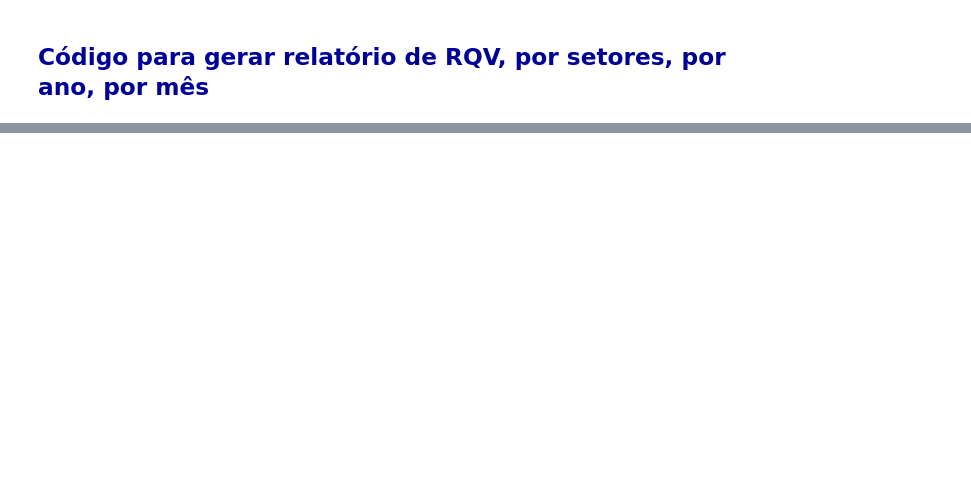
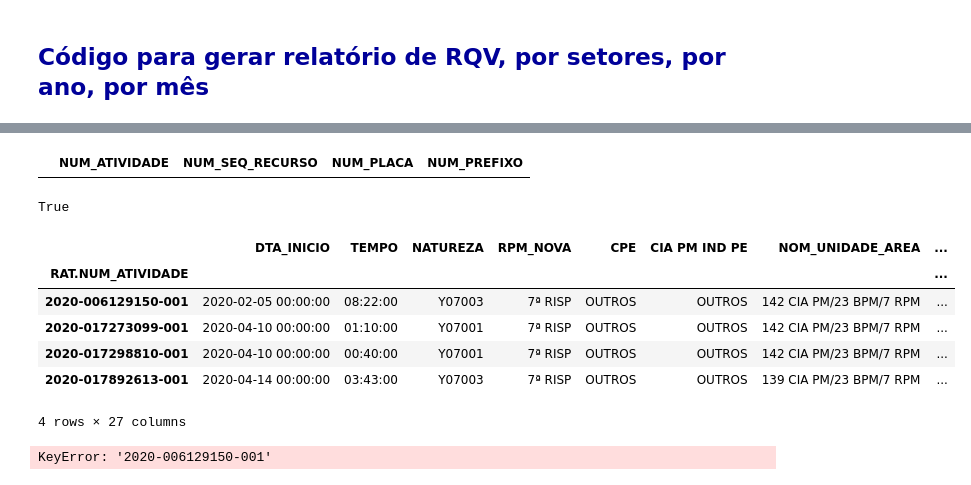
Before and after one commit to WENDEL4891/gdo-pandas, a Jupyter notebook: RQV e ROLS.ipynb, the cells around one changed output, grey strips where cells are left out. Saved outputs shown, nothing was run; the diff lists cells and outputs as text; code cells hidden in the pictures; blank space fills up the shorter version.

```diff
--- a/RQV e ROLS.ipynb
+++ b/RQV e ROLS.ipynb
@@ -254,0 +270,9 @@ writer.save()
+# %%
+import funcs
+rqv_cinds = funcs.filter_23(rqv_cinds)
+# %%
+rqv_cinds = rqv_cinds[
+    ( ~ rqv_cinds['NOM_UNID_RESPONSAVEL'].str.contains('IND PE')) &
+    ( ~ rqv_cinds['NOM_UNID_RESPONSAVEL'].str.contains('BPE')) &
+    ( ~ rqv_cinds['NOM_UNID_RESPONSAVEL'].str.contains('CPE'))
+]
@@ -254,0 +302,6 @@ writer.save()
+# %%
+rqv_efet_cinds = rqv_cinds[
+    rqv_cinds['EFETIVIDADE'] == 1.
+].sort_values(by='RAT.NUM_ATIVIDADE')
+# %%
+rqv_efet_cinds.set_index('RAT.NUM_ATIVIDADE', inplace=True)
@@ -254,0 +362,21 @@ writer.save()
+# %%
+ratv[
+    ratv['NUM_ATIVIDADE'] == '2020-006129150-001'
+]
+# %% [output]
+|  | NUM_ATIVIDADE | NUM_SEQ_RECURSO | NUM_PLACA | NUM_PREFIXO |
+# %%
+'2020-006129150-001' in nrats_on_db
+# %% [output]
+True
+# %%
+rqv_efet_cinds.loc[['2020-006129150-001', '2020-017273099-001', '2020-017298810-001',
+       '2020-017892613-001']]
+# %% [output]
+|  | DTA_INICIO | TEMPO | NATUREZA | RPM_NOVA | CPE | CIA PM IND PE | NOM_UNIDADE_AREA | ... |
+| RAT.NUM_ATIVIDADE |  |  |  |  |  |  |  | ... |
+| 2020-006129150-001 | 2020-02-05 00:00:00 | 08:22:00 | Y07003 | 7ª RISP | OUTROS | OUTROS | 142 CIA PM/23 BPM/7 RPM | ... |
+| 2020-017273099-001 | 2020-04-10 00:00:00 | 01:10:00 | Y07001 | 7ª RISP | OUTROS | OUTROS | 142 CIA PM/23 BPM/7 RPM | ... |
+| 2020-017298810-001 | 2020-04-10 00:00:00 | 00:40:00 | Y07001 | 7ª RISP | OUTROS | OUTROS | 142 CIA PM/23 BPM/7 RPM | ... |
+| 2020-017892613-001 | 2020-04-14 00:00:00 | 03:43:00 | Y07003 | 7ª RISP | OUTROS | OUTROS | 139 CIA PM/23 BPM/7 RPM | ... |
+4 rows × 27 columns
@@ -254,0 +389,4 @@ writer.save()
+# %%
+ratv_db.loc['2020-006129150-001']
+# %% [output]
+KeyError: '2020-006129150-001'
```
Also changed, not shown: parts of 29 cells of this notebook, 6 other files.
